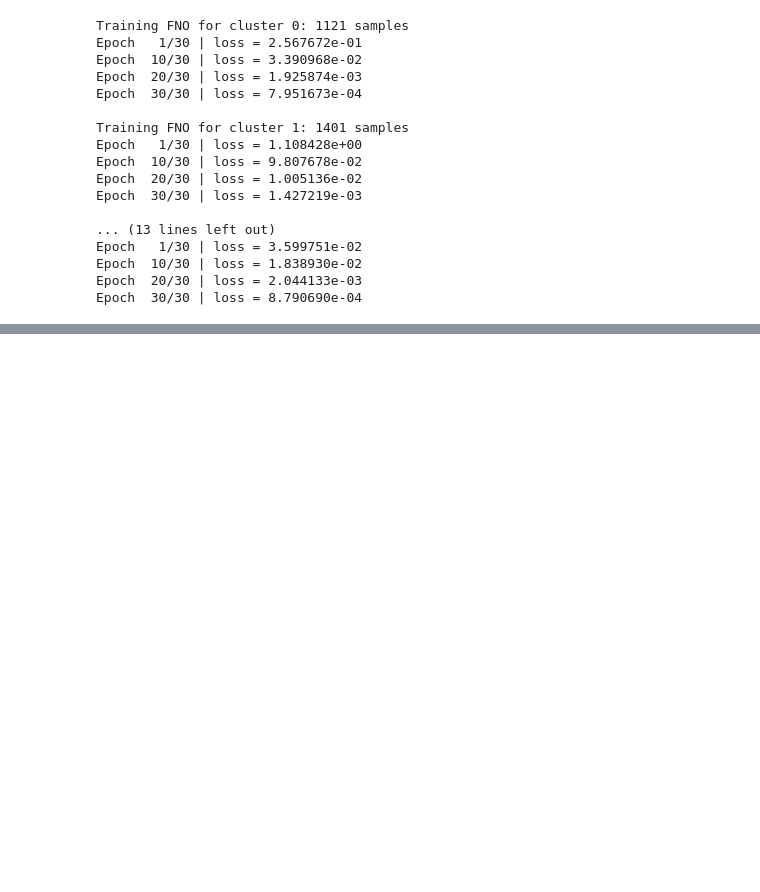
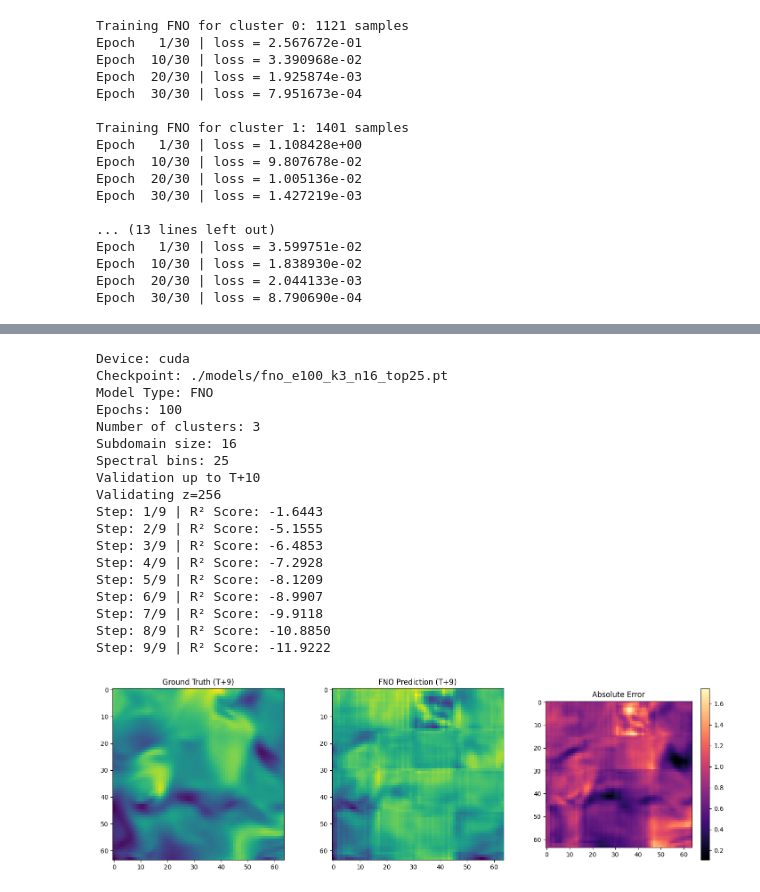
Before and after one commit to meditatoire/ALDD, a Jupyter notebook: src/training_jhtdb_aldd.ipynb, the cells around one changed output, grey strips where cells are left out. Drawn from its saved outputs; the diff is of its cells as text; code cells hidden in the pictures; blank space fills up the shorter version.

```diff
--- a/src/training_jhtdb_aldd.ipynb
+++ b/src/training_jhtdb_aldd.ipynb
@@ -408,0 +567,76 @@ Epoch  30/30 | loss = 8.790690e-04
+# %%
+import torch
+
+from pipeline import (
+    load_checkpoint,
+    setup_grids,
+    validate_autoregressive,
+)
+
+
+VAL_TIMESTEPS = 10
+DATASET = "jhtdb"
+JHTDB_PATH = "../JHTDB/data/jhtdb_test/small_planes.h5"
+VAL_Z = [256]
+
+CHECKPOINT_PATH = "./models/fno_e100_k3_n16_top25.pt"
+
+device = torch.device(
+    "cuda" if torch.cuda.is_available() else "cpu"
+)
+
+
+checkpoint, trained_models = load_checkpoint(
+    CHECKPOINT_PATH,
+    device,
+)
+
+print(f"Device: {device}")
+print(f"Checkpoint: {CHECKPOINT_PATH}")
+print(f"Model Type: {checkpoint['model_type'].upper()}")
+print(f"Epochs: {checkpoint['epochs']}")
+print(f"Number of clusters: {checkpoint['k_cluster']}")
+print(f"Subdomain size: {checkpoint['n']}")
+print(f"Spectral bins: {checkpoint['top_p']}")
+
+
+grid_data = setup_grids(
+    checkpoint["model_type"],
+    checkpoint["n"],
+    device,
+)
+
+
+validate_autoregressive(
+    trained_models=trained_models,
+    centroids=checkpoint["centroids"],
+    grid_data=grid_data,
+    model_type=checkpoint["model_type"],
+    n=checkpoint["n"],
+    top_p=checkpoint["top_p"],
+    val_timesteps=VAL_TIMESTEPS,
+    device=device,
+    dataset=DATASET,
+    data_path=JHTDB_PATH,
+    val_z=VAL_Z,
+)
+# %% [output]
+Device: cuda
+Checkpoint: ./models/fno_e100_k3_n16_top25.pt
+Model Type: FNO
+Epochs: 100
+Number of clusters: 3
+Subdomain size: 16
+Spectral bins: 25
+Validation up to T+10
+Validating z=256
+Step: 1/9 | R² Score: -1.6443
+Step: 2/9 | R² Score: -5.1555
+Step: 3/9 | R² Score: -6.4853
+Step: 4/9 | R² Score: -7.2928
+Step: 5/9 | R² Score: -8.1209
+Step: 6/9 | R² Score: -8.9907
+Step: 7/9 | R² Score: -9.9118
+Step: 8/9 | R² Score: -10.8850
+Step: 9/9 | R² Score: -11.9222
+[figure, added]
```
Also changed, not shown: parts of 1 cell of this notebook, 1 other file.
